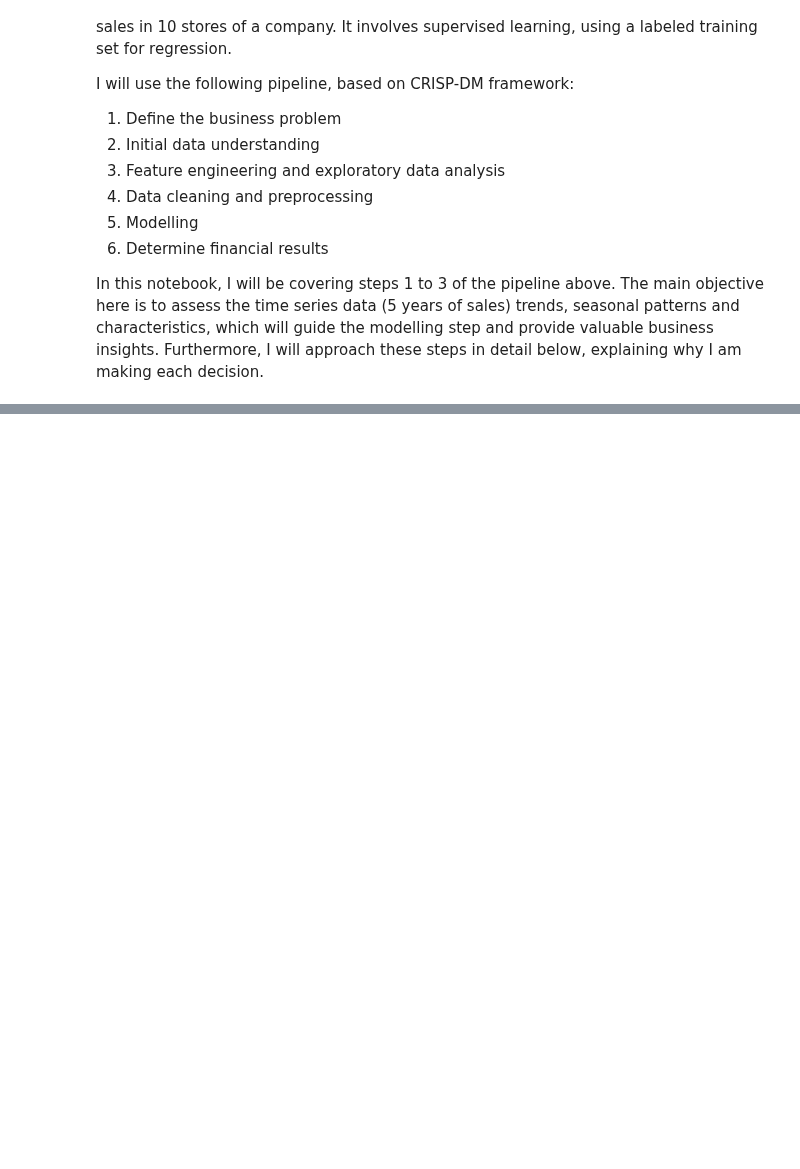
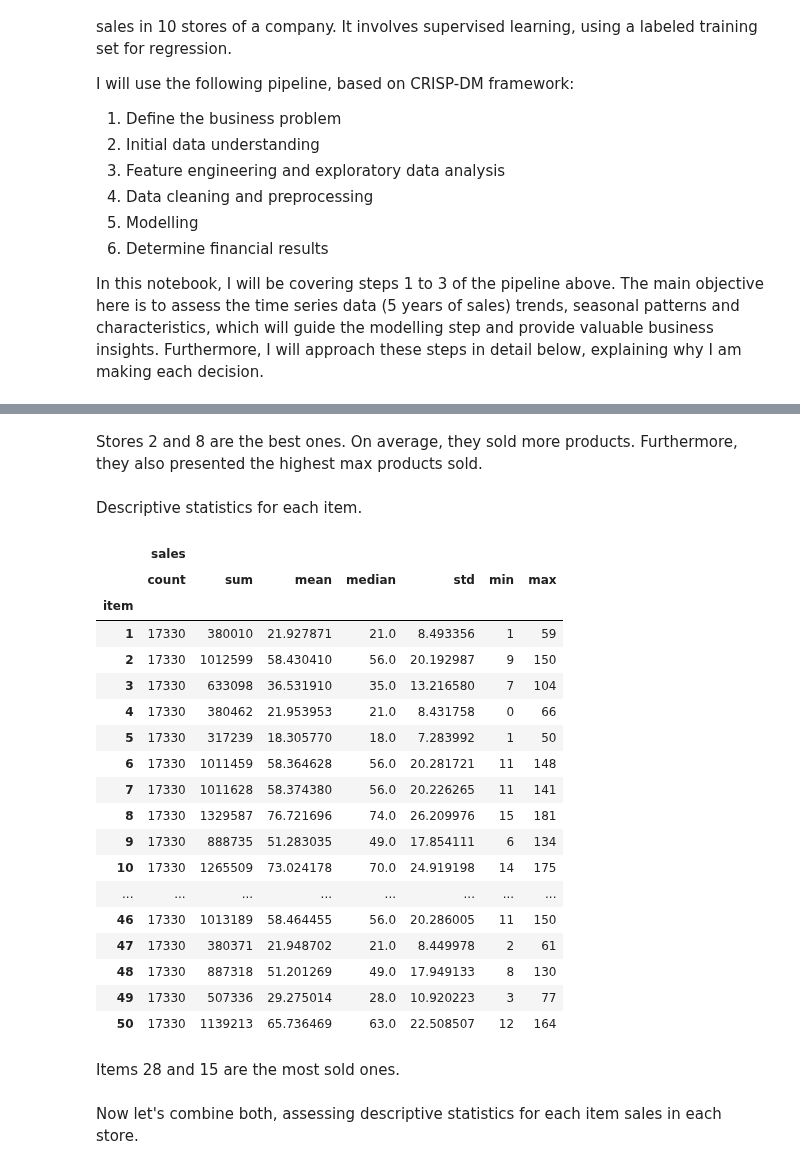
Before and after one commit to allmeidaapedro/Store-Item-Demand-Forecasting, a Jupyter notebook: notebooks/eda.ipynb, the cells around one changed output, grey strips where cells are left out. Cells and saved outputs as stored; diff of their text form; code cells hidden in the pictures; blank space fills up the shorter version.

```diff
--- a/notebooks/eda.ipynb
+++ b/notebooks/eda.ipynb
@@ -27,0 +241,30 @@ As a result, the business problem will be resolved.
+# %% [markdown]
+Stores 2 and 8 are the best ones. On average, they sold more products. Furthermore, they also presented the highest max products sold.
+# %% [markdown]
+Descriptive statistics for each item.
+# %%
+train.groupby(['item']).agg({'sales': ['count', 'sum', 'mean', 'median', 'std', 'min', 'max']})
+# %% [output]
+|  | sales |  |  |  |  |  |  |
+|  | count | sum | mean | median | std | min | max |
+| item |  |  |  |  |  |  |  |
+| 1 | 17330 | 380010 | 21.927871 | 21.0 | 8.493356 | 1 | 59 |
+| 2 | 17330 | 1012599 | 58.430410 | 56.0 | 20.192987 | 9 | 150 |
+| 3 | 17330 | 633098 | 36.531910 | 35.0 | 13.216580 | 7 | 104 |
+| 4 | 17330 | 380462 | 21.953953 | 21.0 | 8.431758 | 0 | 66 |
+| 5 | 17330 | 317239 | 18.305770 | 18.0 | 7.283992 | 1 | 50 |
+| 6 | 17330 | 1011459 | 58.364628 | 56.0 | 20.281721 | 11 | 148 |
+| 7 | 17330 | 1011628 | 58.374380 | 56.0 | 20.226265 | 11 | 141 |
+| 8 | 17330 | 1329587 | 76.721696 | 74.0 | 26.209976 | 15 | 181 |
+| 9 | 17330 | 888735 | 51.283035 | 49.0 | 17.854111 | 6 | 134 |
+| 10 | 17330 | 1265509 | 73.024178 | 70.0 | 24.919198 | 14 | 175 |
+| ... | ... | ... | ... | ... | ... | ... | ... |
+| 46 | 17330 | 1013189 | 58.464455 | 56.0 | 20.286005 | 11 | 150 |
+| 47 | 17330 | 380371 | 21.948702 | 21.0 | 8.449978 | 2 | 61 |
+| 48 | 17330 | 887318 | 51.201269 | 49.0 | 17.949133 | 8 | 130 |
+| 49 | 17330 | 507336 | 29.275014 | 28.0 | 10.920223 | 3 | 77 |
+| 50 | 17330 | 1139213 | 65.736469 | 63.0 | 22.508507 | 12 | 164 |
+# %% [markdown]
+Items 28 and 15 are the most sold ones.
+# %% [markdown]
+Now let's combine both, assessing descriptive statistics for each item sales in each store.
```
Also changed, not shown: parts of 38 cells of this notebook.
